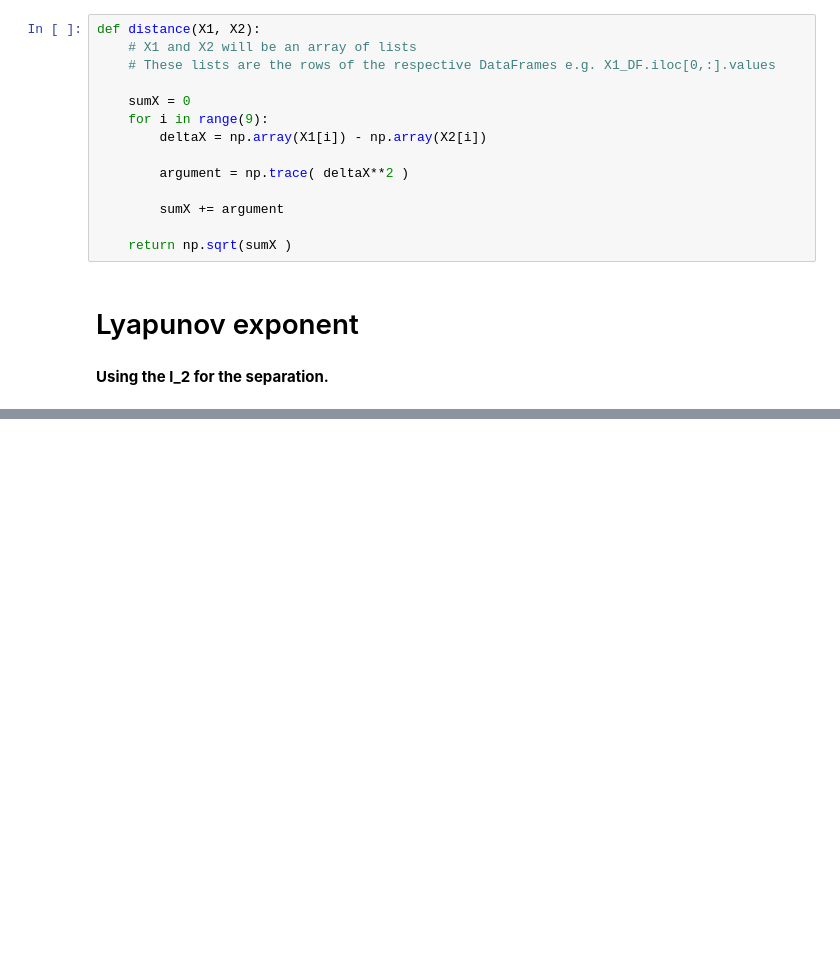
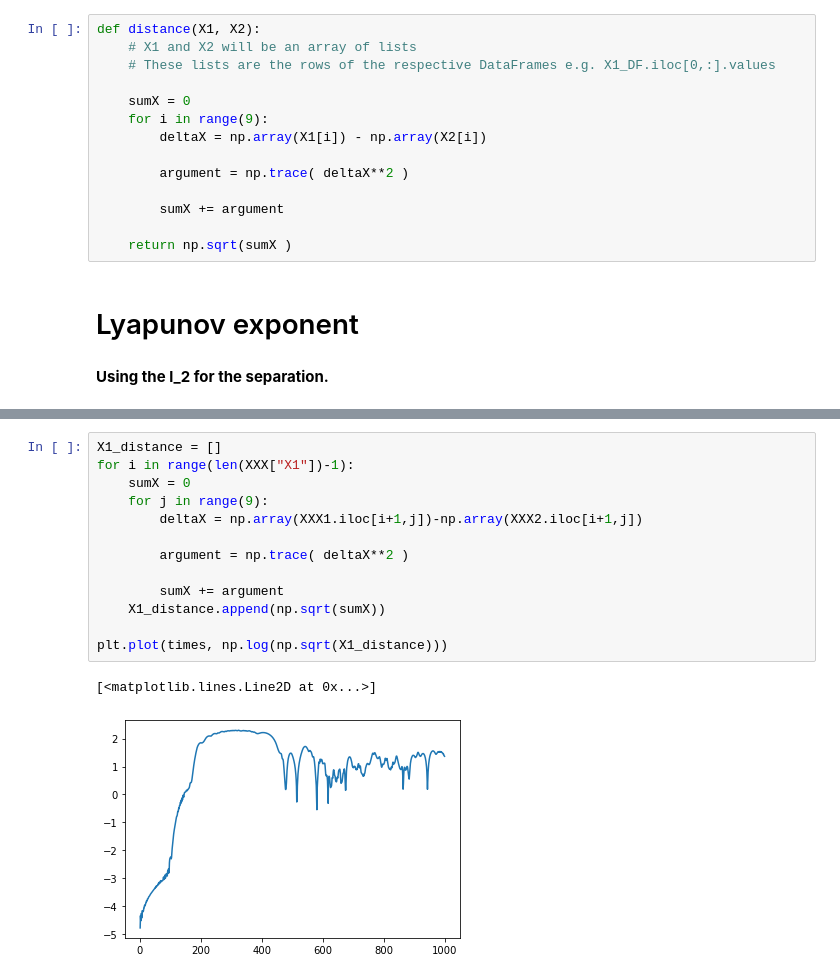
Before and after one commit to Rtk100/DIAS-Summer-Internship, a Jupyter notebook: Python/Chaos in Classical D0-Brane Mechanic. Data Analysis.ipynb, the cells around one changed output, grey strips where cells are left out. Saved outputs shown, nothing was run; the diff lists cells and outputs as text; blank space fills up the shorter version.

```diff
--- a/Python/Chaos in Classical D0-Brane Mechanic. Data Analysis.ipynb
+++ b/Python/Chaos in Classical D0-Brane Mechanic. Data Analysis.ipynb
@@ -604,0 +581,16 @@ X1_DF
+# %%
+X1_distance = []
+for i in range(len(XXX["X1"])-1):
+    sumX = 0
+    for j in range(9):
+        deltaX = np.array(XXX1.iloc[i+1,j])-np.array(XXX2.iloc[i+1,j])
+
+        argument = np.trace( deltaX**2 )
+
+        sumX += argument
+    X1_distance.append(np.sqrt(sumX))
+
+plt.plot(times, np.log(np.sqrt(X1_distance)))
+# %% [output]
+[<matplotlib.lines.Line2D at 0x...>]
+[figure, added]
```
Also changed, not shown: parts of 25 cells of this notebook, 20 other files.
